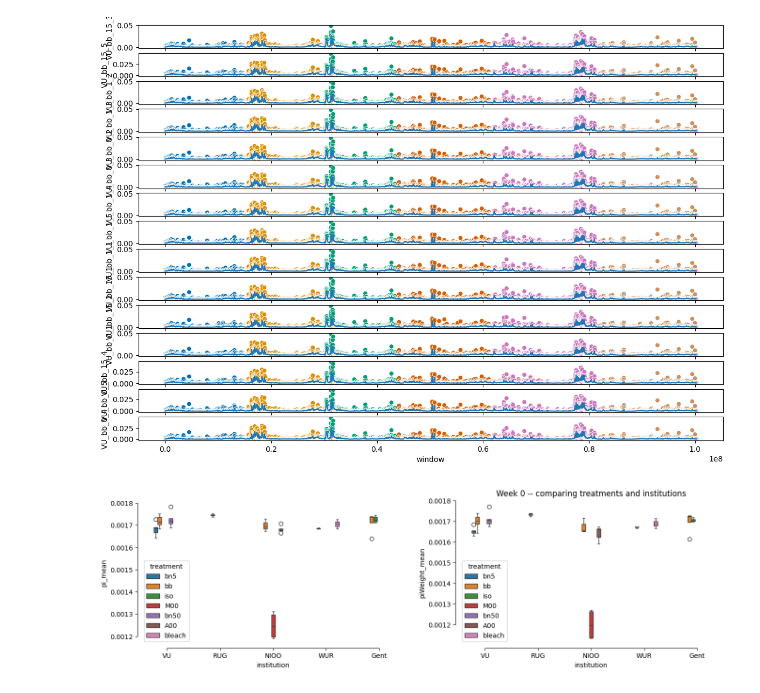
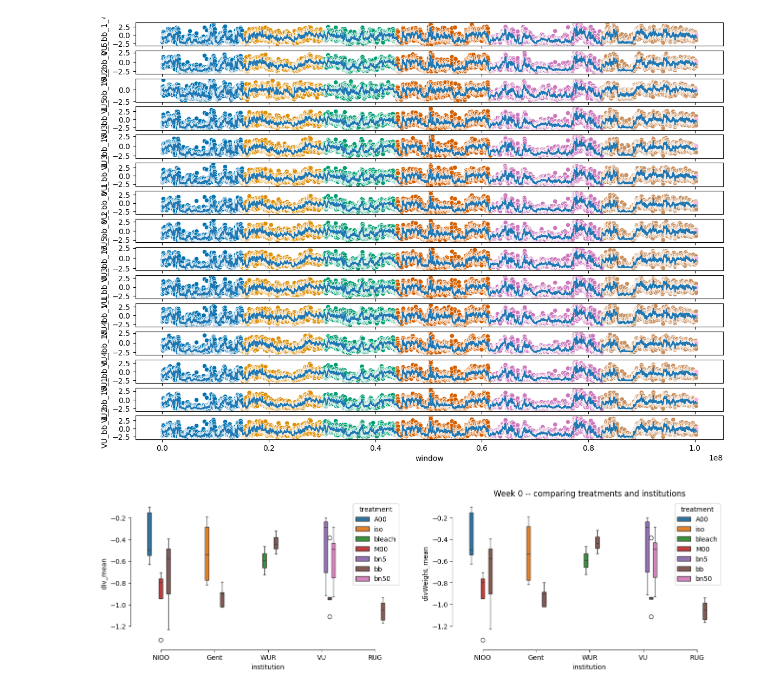
Before and after one commit to Easybel/HostMicrobiomeEvol, a Jupyter notebook: PopSequencing_2_Analysis/PiDiversity_GetData_singleData.ipynb, the cells around one changed output. Cells and saved outputs as stored; diff of their text form; code cells hidden in the pictures.

```diff
--- a/PopSequencing_2_Analysis/PiDiversity_GetData_singleData.ipynb
+++ b/PopSequencing_2_Analysis/PiDiversity_GetData_singleData.ipynb
@@ -138,17 +141,20 @@ sns.scatterplot(overview, x="NumNaNWindows",y="divWeight_mean", ax=ax2)
 # %%
+## this is just here for check reasons:
+### -- to see if we have data for the whole genome
+
 samName_plot = [s for s in samName_collect if "VU_bb" in s]
 
 f1, axx = plt.subplots(len(samName_plot),1, sharex='col', figsize=(14, 10))#, sharex=True)
 windowSize=10
 
 for i in range(len(samName_plot)):
-    plot = sns.scatterplot(ax=axx[i], data=df_shiftNorm, x='window', y="piNorm"+"_"+samName_plot[i],
+    plot = sns.scatterplot(ax=axx[i], data=df_shiftNorm, x='window', y="divNorm"+"_"+samName_plot[i],
                    hue='chr', palette = 'colorblind', legend=None)
     axx[i].set_ylabel(samName_plot[i])
-    movmean = moving_average(df_shiftNorm["piNorm"+"_"+samName_plot[i]], windowSize)
+    movmean = moving_average(df_shiftNorm["divNorm"+"_"+samName_plot[i]], windowSize)
     axx[i].plot(np.array(df_shiftNorm['window'].values),movmean)
 # %% [output]
-[figure, old version]
+[figure, new version]
 # %%
 # only look at backbone
 overviewBB = overview.loc[(overview['treatment']=="bb") | (overview['treatment']=="anc")]
@@ -161,14 +167,14 @@ overviewW15 = overview.loc[(overview['week']==15)]
 
 fig1, ax1 = plt.subplots(1,2, figsize=(16,4))
 plt.title('Week 0 -- comparing treatments and institutions')
-sns.boxplot(data=overviewW15, x="institution", y="pi_mean", hue="treatment", width=0.5, ax=ax1[0])
+sns.boxplot(data=overviewW15, x="institution", y="div_mean", hue="treatment", width=0.5, ax=ax1[0])
 #sns.move_legend(ax1[0], "upper left", bbox_to_anchor=(1, 1))
-sns.boxplot(data=overviewW15, x="institution", y="piWeight_mean", hue="treatment", width=0.5, ax=ax1[1])
+sns.boxplot(data=overviewW15, x="institution", y="divWeight_mean", hue="treatment", width=0.5, ax=ax1[1])
 
 #sns.move_legend(ax1[1], "upper left", bbox_to_anchor=(1, 1))
 
 sns.despine(offset=5, trim=True)
 # %% [output]
-[figure, old version]
+[figure, new version]
 # %%
 ### save the data:
```
Also changed, not shown: parts of 7 cells of this notebook.
